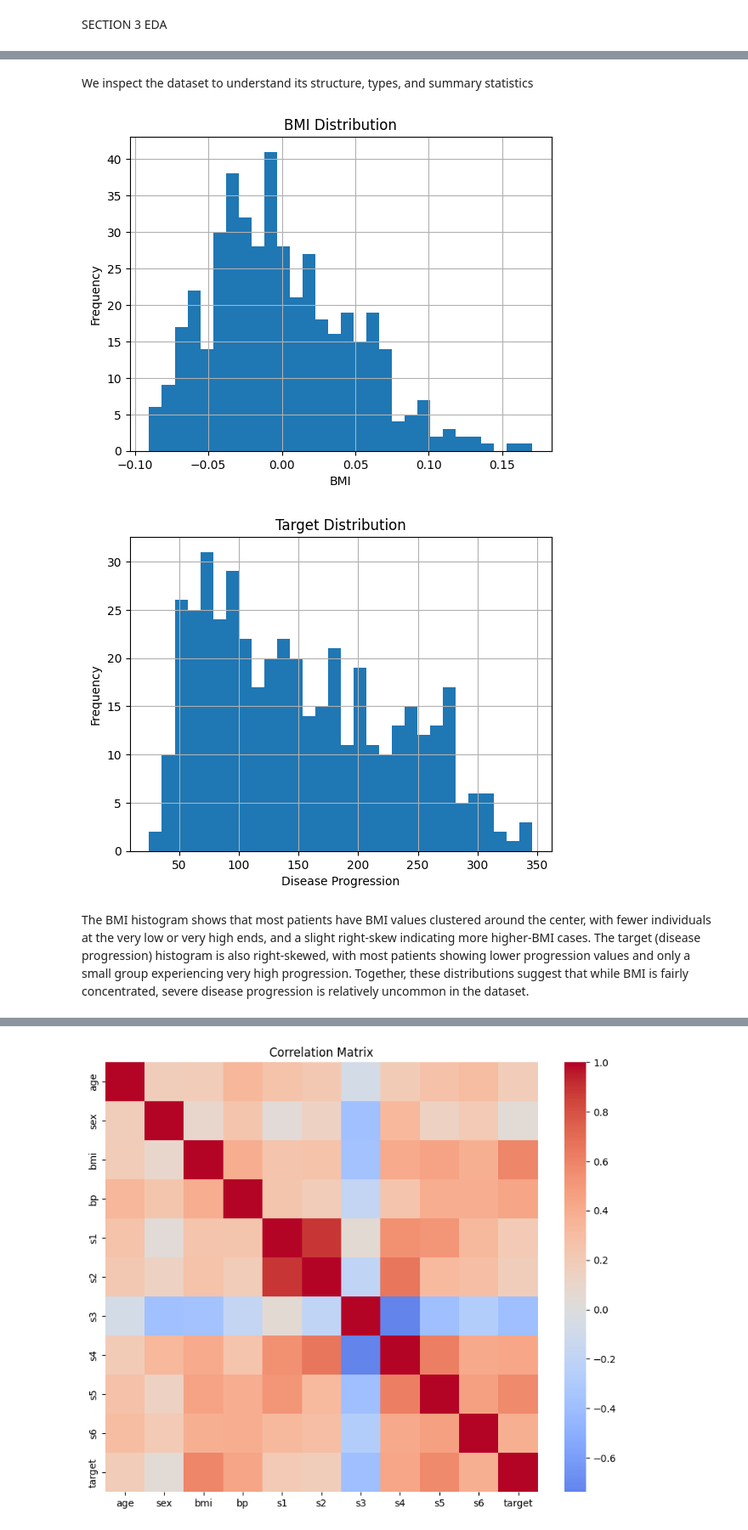
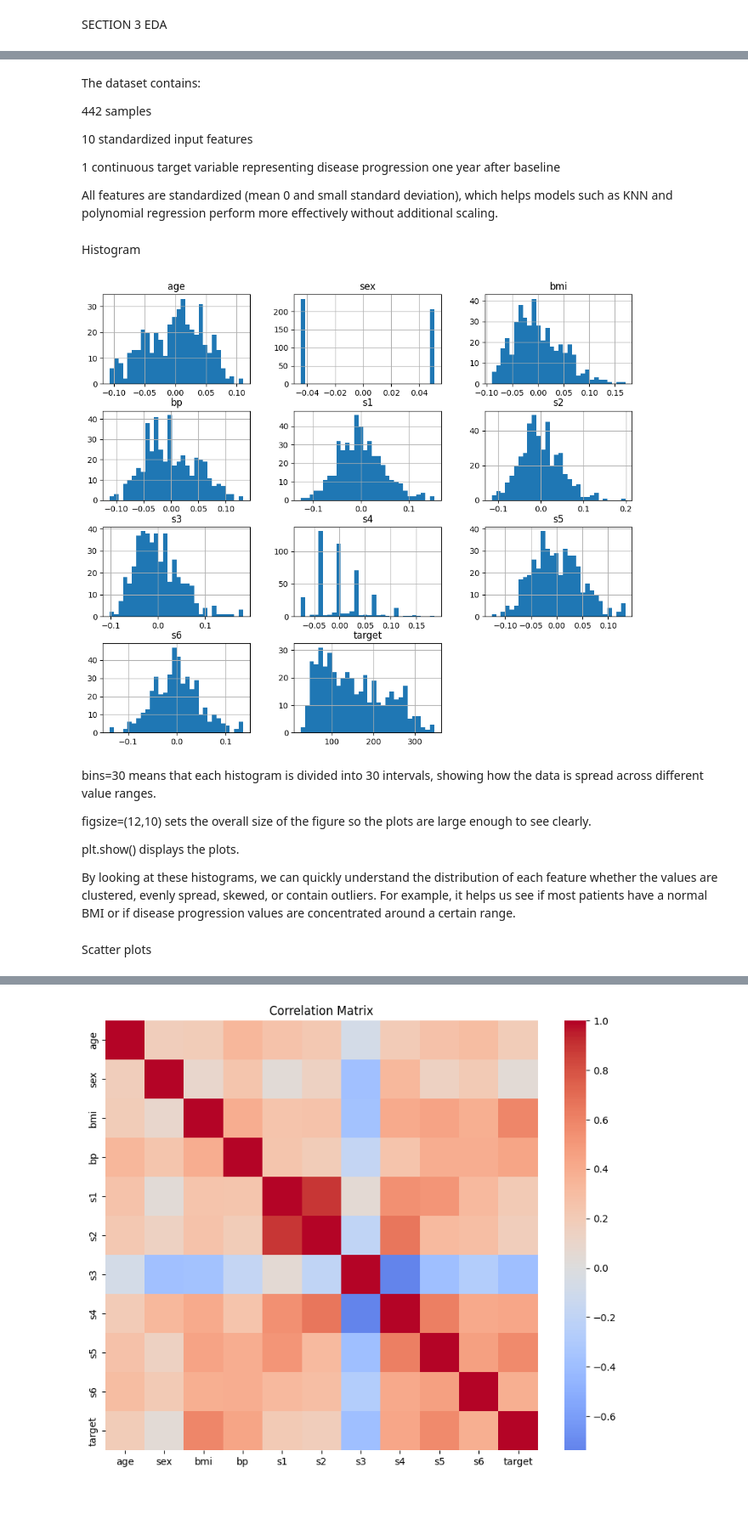
Before and after one commit to Lohithreddy29/lab2_diabetes_prediction, a Jupyter notebook: notebooks/Lab2_Diabetes.ipynb, the cells around one changed output, grey strips where cells are left out. Shown at 85% size. Cells and saved outputs as stored; diff of their text form; code cells hidden in the pictures; blank space fills up the shorter version.

Commit message:
Updated imports, cleaned requirements, added EDA and best model code

```diff
--- a/notebooks/Lab2_Diabetes.ipynb
+++ b/notebooks/Lab2_Diabetes.ipynb
@@ -105,22 +107,31 @@ memory usage: 34.7 KB
 | 75% | 3.807591e-02 | 5.068012e-02 | 3.124802e-02 | 3.564379e-02 | 2.835801e-02 | 2.984439e-02 | 2.931150e-02 | 3.430886e-02 | 3.243232e-02 | 2.791705e-02 | 211.500000 |
 | max | 1.107267e-01 | 5.068012e-02 | 1.705552e-01 | 1.320436e-01 | 1.539137e-01 | 1.987880e-01 | 1.811791e-01 | 1.852344e-01 | 1.335973e-01 | 1.356118e-01 | 346.000000 |
 # %% [markdown]
-We inspect the dataset to understand its structure, types, and summary statistics
+The dataset contains:
+
+442 samples
+
+10 standardized input features
+
+1 continuous target variable representing disease progression one year after baseline
+
+All features are standardized (mean  0 and small standard deviation), which helps models such as KNN and polynomial regression perform more effectively without additional scaling.
+# %% [markdown]
+Histogram
 # %%
-df["bmi"].hist(bins=30)
-plt.title("BMI Distribution")
-plt.xlabel("BMI")
-plt.ylabel("Frequency")
+
+df.hist(bins=30, figsize=(12,10))
 plt.show()
-
-df["target"].hist(bins=30)
-plt.title("Target Distribution")
-plt.xlabel("Disease Progression")
-plt.ylabel("Frequency")
-plt.show()
 # %% [output]
-[figure, old version]
+[figure, new version]
-[figure, removed]
 # %% [markdown]
-The BMI histogram shows that most patients have BMI values clustered around the center, with fewer individuals at the very low or very high ends, and a slight right‑skew indicating more higher‑BMI cases. The target (disease progression) histogram is also right‑skewed, with most patients showing lower progression values and only a small group experiencing very high progression. Together, these distributions suggest that while BMI is fairly concentrated, severe disease progression is relatively uncommon in the dataset.
+bins=30 means that each histogram is divided into 30 intervals, showing how the data is spread across different value ranges.
+
+figsize=(12,10) sets the overall size of the figure so the plots are large enough to see clearly.
+
+plt.show() displays the plots.
+
+By looking at these histograms, we can quickly understand the distribution of each feature whether the values are clustered, evenly spread, skewed, or contain outliers. For example, it helps us see if most patients have a normal BMI or if disease progression values are concentrated around a certain range.
+# %% [markdown]
+Scatter plots
 # %%
```
Also changed, not shown: parts of 44 cells of this notebook, 1 other file.
